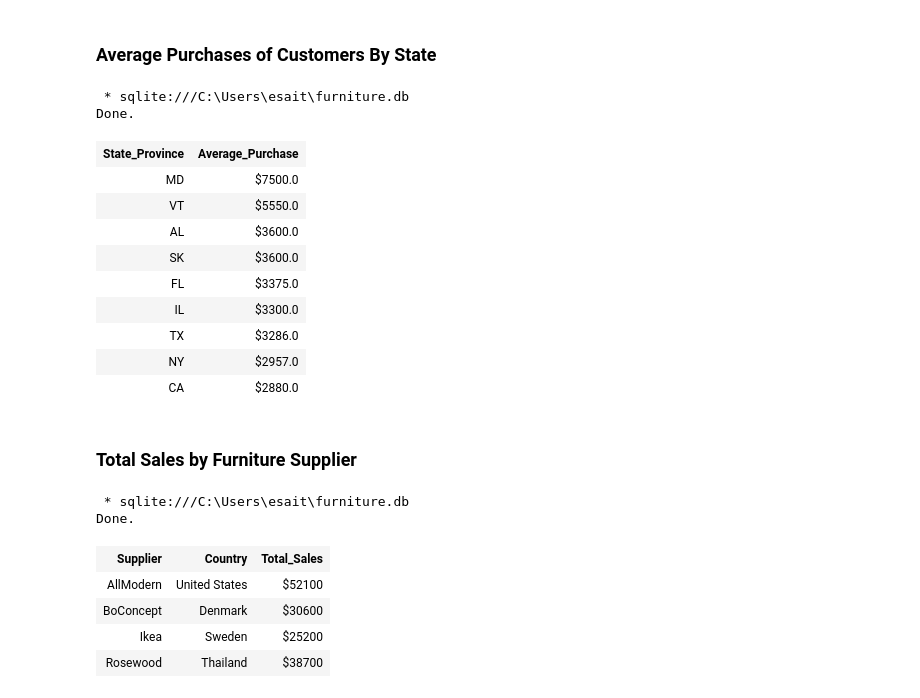
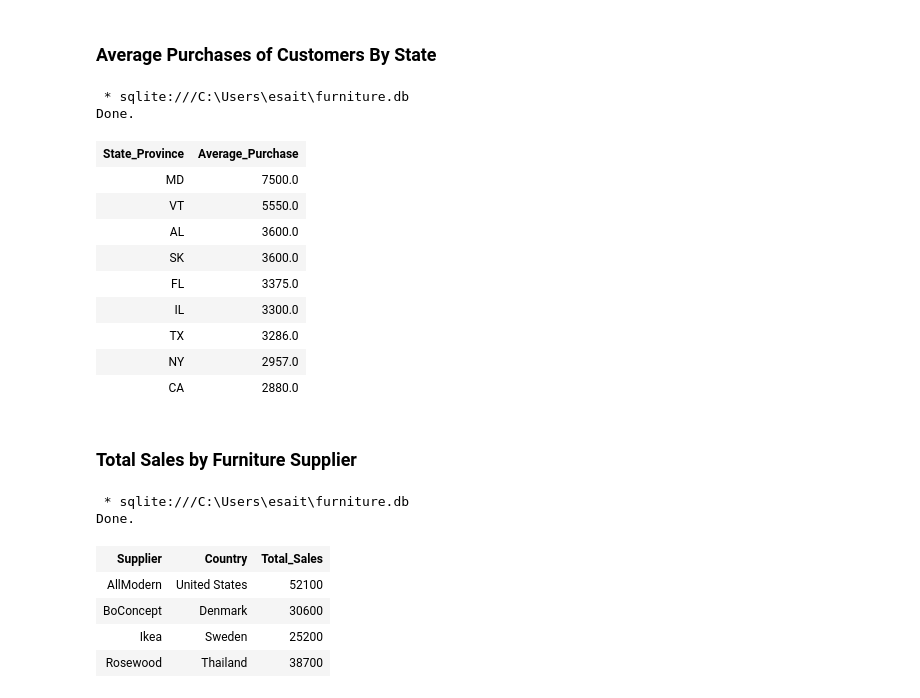
Before and after one commit to elakew/furniture_sales, a Jupyter notebook: furniture sales analysis.ipynb, the cells around one changed output. Cells and saved outputs as stored; diff of their text form; code cells hidden in the pictures.

```diff
--- a/furniture sales analysis.ipynb
+++ b/furniture sales analysis.ipynb
@@ -145,28 +145,28 @@ Done.
 # %%
 %%sql
 /* AVERAGE PURCHASE OF CUSTOMERS BY THEIR STATE, AVG PURCHASES > $2,500 */
-SELECT state AS State_Province, ('$' || ROUND(AVG(price))) AS Average_Purchase
+SELECT state AS State_Province, (ROUND(AVG(price))) AS Average_Purchase
 FROM sales GROUP BY state HAVING ROUND(AVG(price)) > 2500
 ORDER BY ROUND(AVG(price)) desc;
 # %% [output]
  * sqlite:///C:\Users\esait\furniture.db
 Done.
 | State_Province | Average_Purchase |
-| MD | $7500.0 |
-| VT | $5550.0 |
-| AL | $3600.0 |
-| SK | $3600.0 |
-| FL | $3375.0 |
-| IL | $3300.0 |
-| TX | $3286.0 |
-| NY | $2957.0 |
-| CA | $2880.0 |
+| MD | 7500.0 |
+| VT | 5550.0 |
+| AL | 3600.0 |
+| SK | 3600.0 |
+| FL | 3375.0 |
+| IL | 3300.0 |
+| TX | 3286.0 |
+| NY | 2957.0 |
+| CA | 2880.0 |
 # %% [markdown]
 ### Total Sales by Furniture Supplier
 # %%
 %%sql
 /* TOTAL SALES BY SUPPLIER */
-SELECT su.Name as Supplier, su.Country, ('$' || SUM(s.price)) as Total_Sales
+SELECT su.Name as Supplier, su.Country, (SUM(s.price)) as Total_Sales
 FROM suppliers su JOIN sales s
 ON su.id = s.supplier
 GROUP BY su.Name;
@@ -174,7 +174,7 @@ GROUP BY su.Name;
  * sqlite:///C:\Users\esait\furniture.db
 Done.
 | Supplier | Country | Total_Sales |
-| AllModern | United States | $52100 |
-| BoConcept | Denmark | $30600 |
-| Ikea | Sweden | $25200 |
-| Rosewood | Thailand | $38700 |
+| AllModern | United States | 52100 |
+| BoConcept | Denmark | 30600 |
+| Ikea | Sweden | 25200 |
+| Rosewood | Thailand | 38700 |
```
Also changed, not shown: parts of 3 cells of this notebook.
